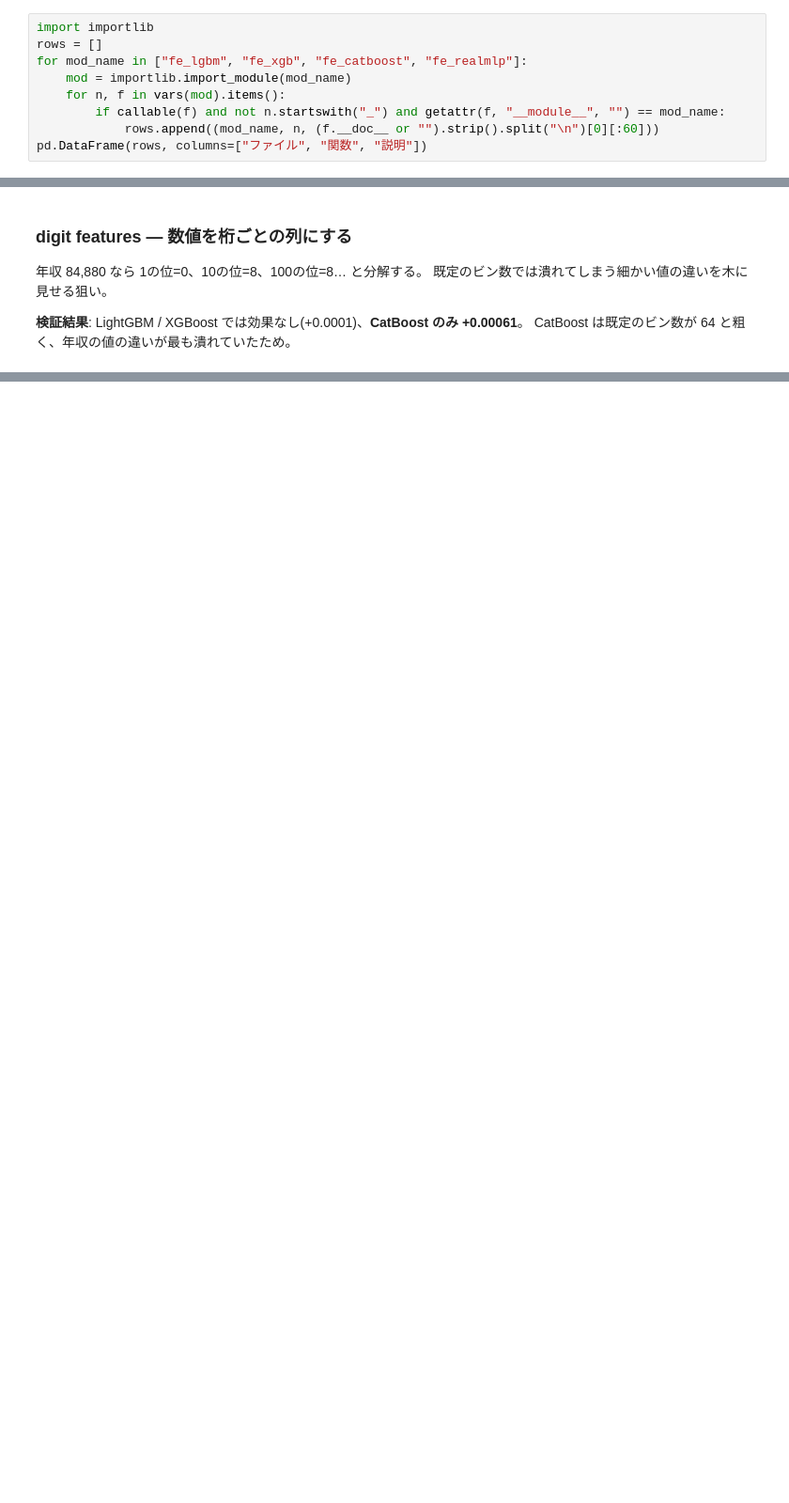
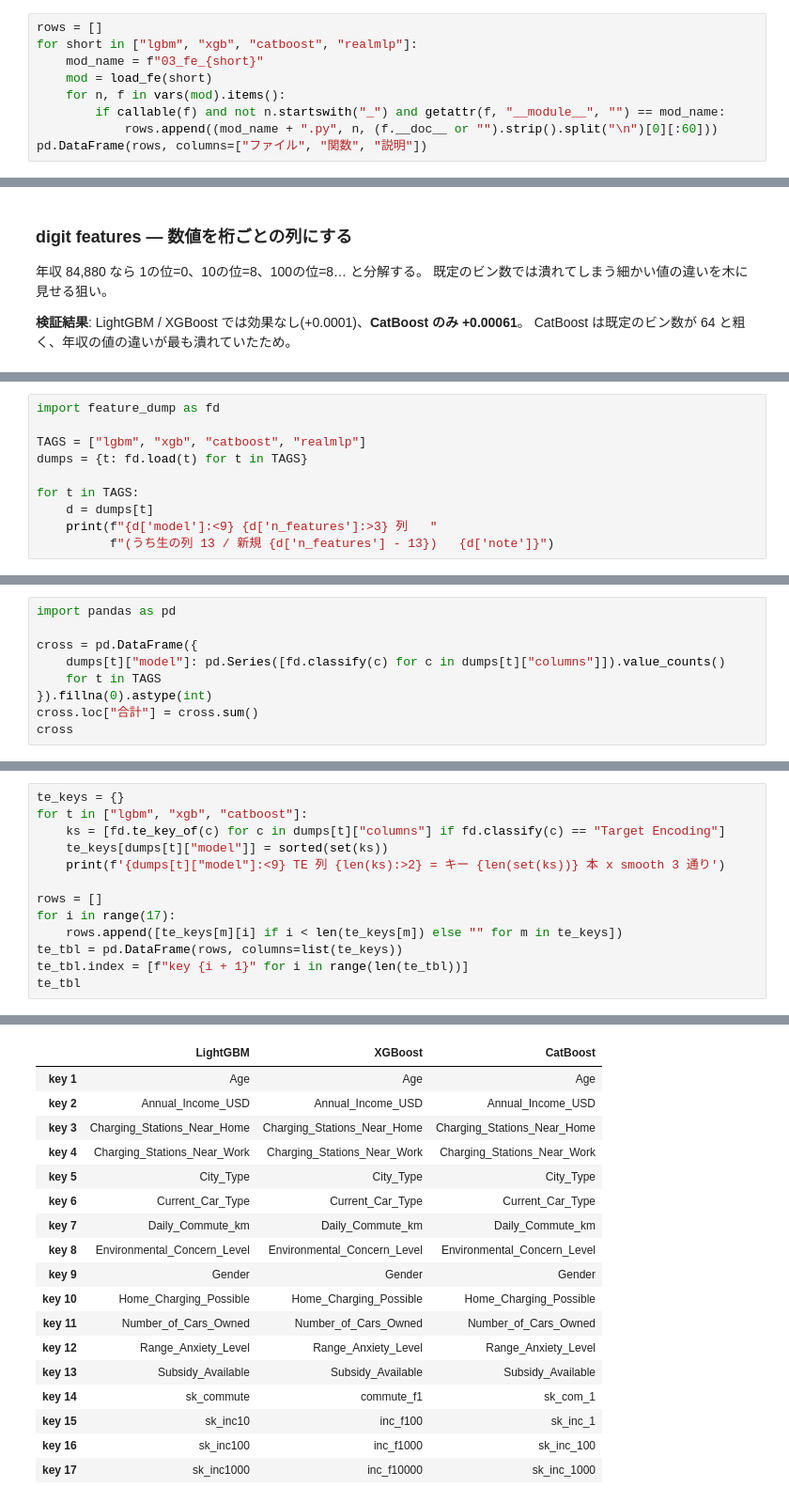
Before and after one commit to takactkc123-create/kaggle, a Jupyter notebook: 2609/notebooks/03_fe.ipynb, the cells around one changed output, grey strips where cells are left out. Shown at 94% size. Drawn from its saved outputs; the diff is of its cells as text; blank space fills up the shorter version.

```diff
--- a/2609/notebooks/03_fe.ipynb
+++ b/2609/notebooks/03_fe.ipynb
@@ -28,11 +54,11 @@ pd.DataFrame(
 # %% [markdown]
 ## モデル別 FE ファイルの関数一覧
 # %%
-import importlib
 rows = []
-for mod_name in ["fe_lgbm", "fe_xgb", "fe_catboost", "fe_realmlp"]:
-    mod = importlib.import_module(mod_name)
+for short in ["lgbm", "xgb", "catboost", "realmlp"]:
+    mod_name = f"03_fe_{short}"
+    mod = load_fe(short)
     for n, f in vars(mod).items():
         if callable(f) and not n.startswith("_") and getattr(f, "__module__", "") == mod_name:
-            rows.append((mod_name, n, (f.__doc__ or "").strip().split("\n")[0][:60]))
+            rows.append((mod_name + ".py", n, (f.__doc__ or "").strip().split("\n")[0][:60]))
 pd.DataFrame(rows, columns=["ファイル", "関数", "説明"])
@@ -59,0 +135,10 @@ d.head()
+# %%
+import feature_dump as fd
+
+TAGS = ["lgbm", "xgb", "catboost", "realmlp"]
+dumps = {t: fd.load(t) for t in TAGS}
+
+for t in TAGS:
+    d = dumps[t]
+    print(f"{d['model']:<9} {d['n_features']:>3} 列   "
+          f"(うち生の列 13 / 新規 {d['n_features'] - 13})   {d['note']}")
@@ -59,0 +155,9 @@ d.head()
+# %%
+import pandas as pd
+
+cross = pd.DataFrame({
+    dumps[t]["model"]: pd.Series([fd.classify(c) for c in dumps[t]["columns"]]).value_counts()
+    for t in TAGS
+}).fillna(0).astype(int)
+cross.loc["合計"] = cross.sum()
+cross
@@ -59,0 +308,14 @@ d.head()
+# %%
+te_keys = {}
+for t in ["lgbm", "xgb", "catboost"]:
+    ks = [fd.te_key_of(c) for c in dumps[t]["columns"] if fd.classify(c) == "Target Encoding"]
+    te_keys[dumps[t]["model"]] = sorted(set(ks))
+    print(f'{dumps[t]["model"]:<9} TE 列 {len(ks):>2} = キー {len(set(ks))} 本 x smooth 3 通り')
+
+rows = []
+for i in range(17):
+    rows.append([te_keys[m][i] if i < len(te_keys[m]) else "" for m in te_keys])
+te_tbl = pd.DataFrame(rows, columns=list(te_keys))
+te_tbl.index = [f"key {i + 1}" for i in range(len(te_tbl))]
+te_tbl
+# %% [output]
@@ -59,0 +325,18 @@ d.head()
+|  | LightGBM | XGBoost | CatBoost |
+| key 1 | Age | Age | Age |
+| key 2 | Annual_Income_USD | Annual_Income_USD | Annual_Income_USD |
+| key 3 | Charging_Stations_Near_Home | Charging_Stations_Near_Home | Charging_Stations_Near_Home |
+| key 4 | Charging_Stations_Near_Work | Charging_Stations_Near_Work | Charging_Stations_Near_Work |
+| key 5 | City_Type | City_Type | City_Type |
+| key 6 | Current_Car_Type | Current_Car_Type | Current_Car_Type |
+| key 7 | Daily_Commute_km | Daily_Commute_km | Daily_Commute_km |
+| key 8 | Environmental_Concern_Level | Environmental_Concern_Level | Environmental_Concern_Level |
+| key 9 | Gender | Gender | Gender |
+| key 10 | Home_Charging_Possible | Home_Charging_Possible | Home_Charging_Possible |
+| key 11 | Number_of_Cars_Owned | Number_of_Cars_Owned | Number_of_Cars_Owned |
+| key 12 | Range_Anxiety_Level | Range_Anxiety_Level | Range_Anxiety_Level |
+| key 13 | Subsidy_Available | Subsidy_Available | Subsidy_Available |
+| key 14 | sk_commute | commute_f1 | sk_com_1 |
+| key 15 | sk_inc10 | inc_f100 | sk_inc_1 |
+| key 16 | sk_inc100 | inc_f1000 | sk_inc_100 |
+| key 17 | sk_inc1000 | inc_f10000 | sk_inc_1000 |
```
Also changed, not shown: parts of 22 cells of this notebook, 11 other files.
